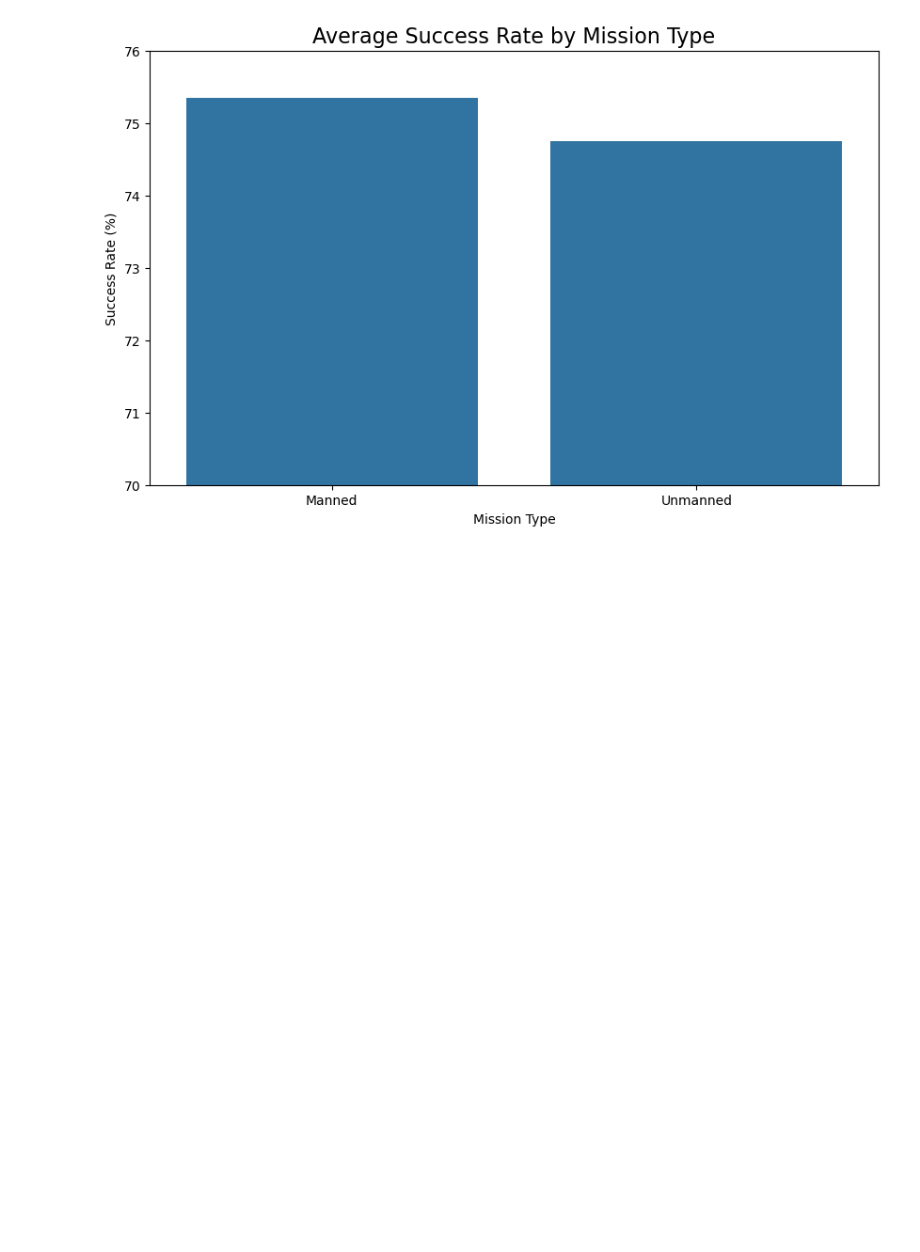
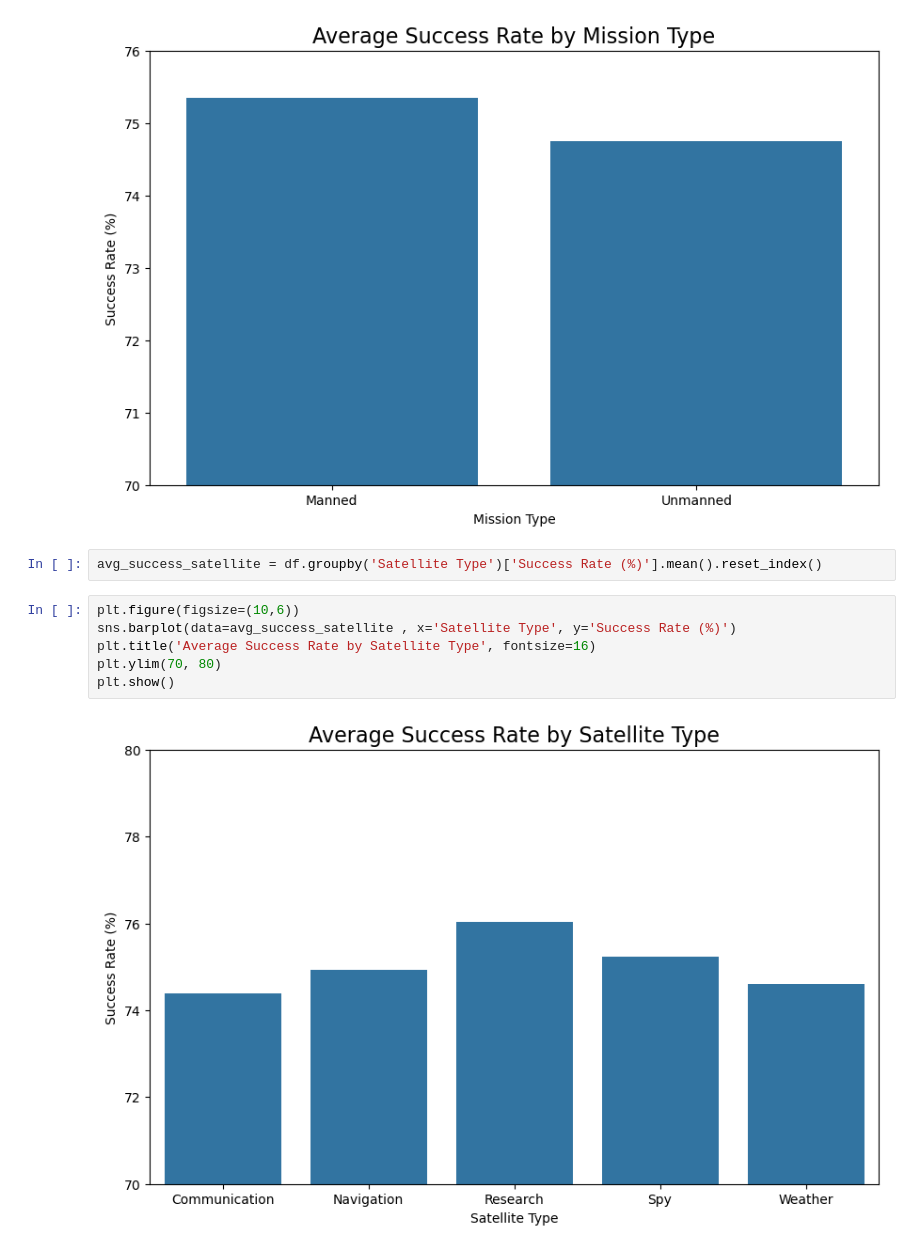
Before and after one commit to BigVictorFans/CU5PROJECTDANISH, a Jupyter notebook: notebook.ipynb, the cells around one changed output. Cells and saved outputs as stored; diff of their text form; blank space fills up the shorter version.

```diff
--- a/notebook.ipynb
+++ b/notebook.ipynb
@@ -204,4 +215,14 @@ plt.ylim(70, 76)
 plt.show()
 # %% [output]
 [figure]
+# %%
+avg_success_satellite = df.groupby('Satellite Type')['Success Rate (%)'].mean().reset_index()
+# %%
+plt.figure(figsize=(10,6))
+sns.barplot(data=avg_success_satellite , x='Satellite Type', y='Success Rate (%)')
+plt.title('Average Success Rate by Satellite Type', fontsize=16)
+plt.ylim(70, 80)
+plt.show()
+# %% [output]
+[figure, added]
 # %%
```
Also changed, not shown: parts of 5 cells of this notebook.
